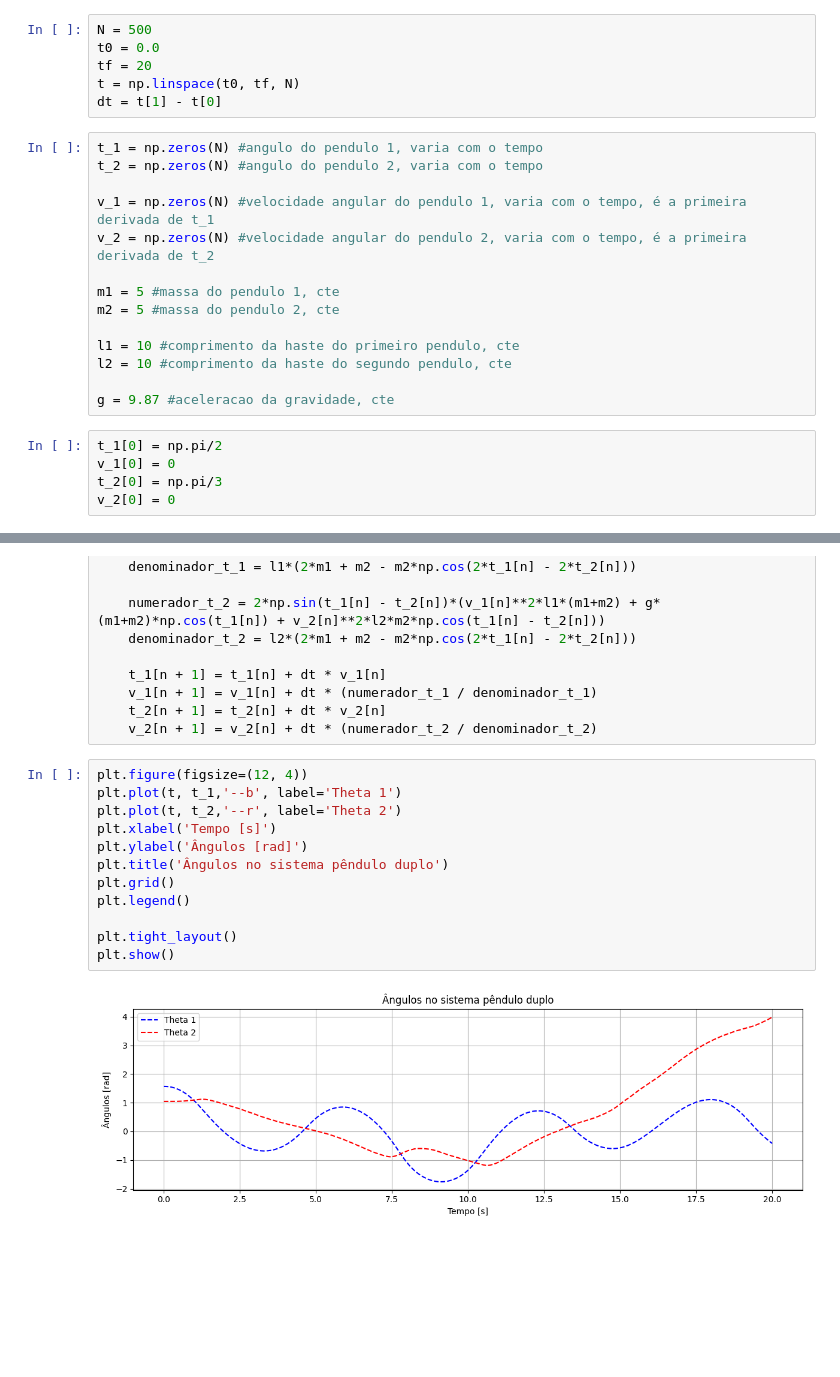
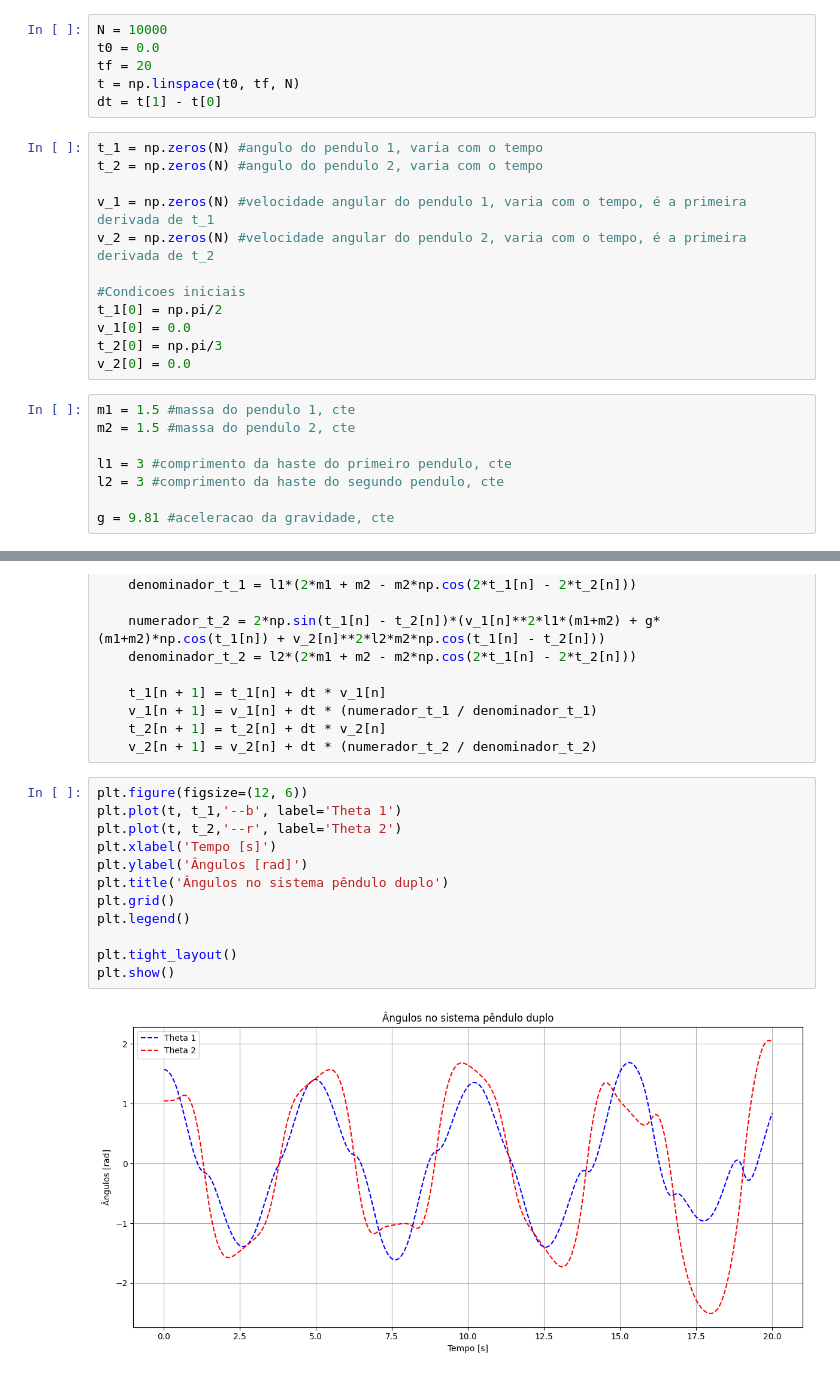
Before and after one commit to EnzoFSouza/computacao_numerica, a Jupyter notebook: q2U3.ipynb, the cells around one changed output, grey strips where cells are left out. Cells and saved outputs as stored; diff of their text form; blank space fills up the shorter version.

```diff
--- a/q2U3.ipynb
+++ b/q2U3.ipynb
@@ -2,7 +2,7 @@
 import numpy as np
 import matplotlib.pyplot as plt
 # %%
-N = 500
+N = 10000
 t0 = 0.0
 tf = 20
 t = np.linspace(t0, tf, N)
@@ -14,18 +14,19 @@ t_2 = np.zeros(N) #angulo do pendulo 2, varia com o tempo
 v_1 = np.zeros(N) #velocidade angular do pendulo 1, varia com o tempo, é a primeira derivada de t_1
 v_2 = np.zeros(N) #velocidade angular do pendulo 2, varia com o tempo, é a primeira derivada de t_2
 
-m1 = 5 #massa do pendulo 1, cte
-m2 = 5 #massa do pendulo 2, cte
-
-l1 = 10 #comprimento da haste do primeiro pendulo, cte
-l2 = 10 #comprimento da haste do segundo pendulo, cte
-
-g = 9.87 #aceleracao da gravidade, cte
+#Condicoes iniciais
+t_1[0] = np.pi/2
+v_1[0] = 0.0
+t_2[0] = np.pi/3
+v_2[0] = 0.0
 # %%
-t_1[0] = np.pi/2
-v_1[0] = 0
-t_2[0] = np.pi/3
-v_2[0] = 0
+m1 = 1.5 #massa do pendulo 1, cte
+m2 = 1.5 #massa do pendulo 2, cte
+
+l1 = 3 #comprimento da haste do primeiro pendulo, cte
+l2 = 3 #comprimento da haste do segundo pendulo, cte
+
+g = 9.81 #aceleracao da gravidade, cte
 # %%
 for n in range(N - 1):
     numerador_t_1 = -1*g*(2*m1 + m2)*np.sin(t_1[n]) - m2*g*np.sin(t_1[n]-2*t_2[n]) - 2*np.sin(t_1[n]-t_2[n])*m2*((v_2[n]**2)*l2 + (v_1[n]**2)*l1*np.cos(t_1[n] - t_2[n]))
@@ -39,16 +40,16 @@ for n in range(N - 1):
     t_2[n + 1] = t_2[n] + dt * v_2[n]
     v_2[n + 1] = v_2[n] + dt * (numerador_t_2 / denominador_t_2)
 # %%
-plt.figure(figsize=(12, 4))
+plt.figure(figsize=(12, 6))
 plt.plot(t, t_1,'--b', label='Theta 1')
 plt.plot(t, t_2,'--r', label='Theta 2')
 plt.xlabel('Tempo [s]')
 plt.ylabel('Ângulos [rad]')
 plt.title('Ângulos no sistema pêndulo duplo')
 plt.grid()
 plt.legend()
 
 plt.tight_layout()
 plt.show()
 # %% [output]
-[figure, old version]
+[figure, new version]
```
Also changed, not shown: parts of 1 cell of this notebook.
